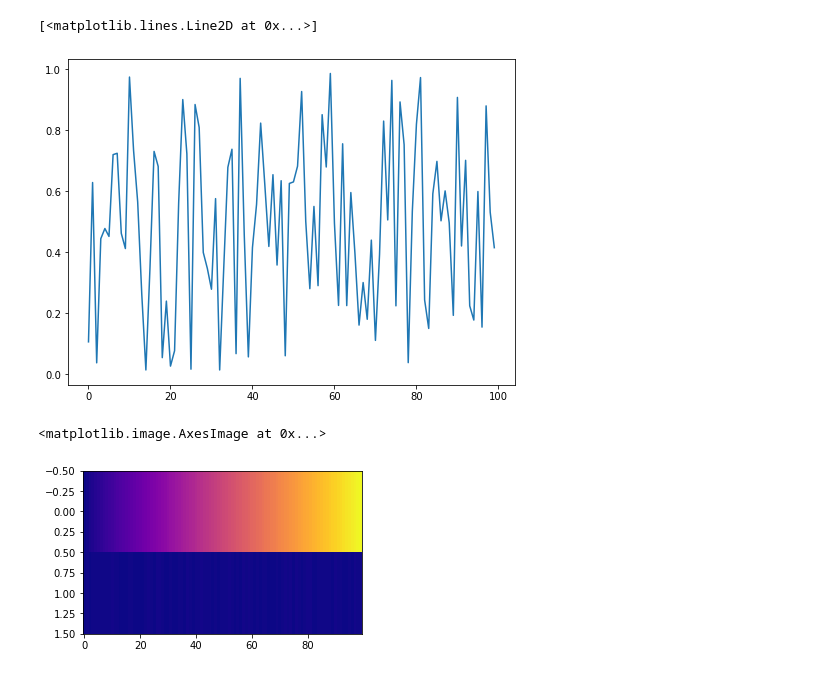
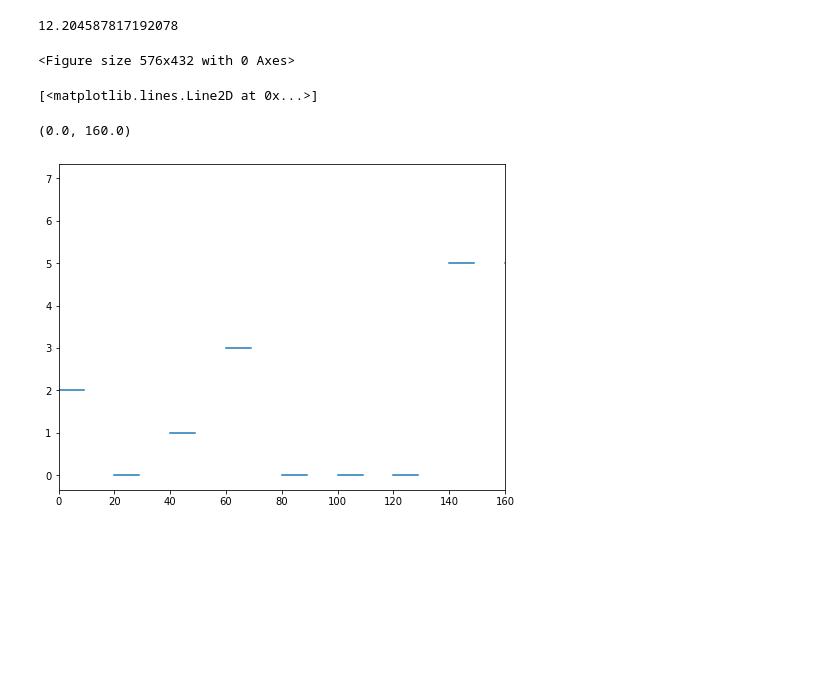
Before and after one commit to project-improv/improv, a Jupyter notebook: demos/jupyter/jupyterplot_examples.ipynb, the cells around one changed output. Cells and saved outputs as stored; diff of their text form; code cells hidden in the pictures; blank space fills up the shorter version.

Commit message:
Final changes for end of project and visual interface demo

```diff
--- a/demos/jupyter/practice_plotting.ipynb
+++ b/demos/jupyter/jupyterplot_examples.ipynb
@@ -7,6 +15,0 @@ import time
-# %%
-# sample arrays
-a = np.arange(100)
-b = np.random.random(100)
-print(a)
-print(b)
@@ -30,0 +16,6 @@ print(b)
+# %%
+#basic demo from jupyterplot
+pp1 = ProgressPlot()
+for i in range(1000):
+     pp1.update(np.sin(i / 100))
+pp1.finalize()
@@ -31,18 +65,37 @@ print(b)
+# %%
+#create matrix with frames and stim
+np.random.seed(3)
+
+#stim = np.random.randint(low=0, high=8, size=2878, dtype=int)
+#matrix1 = np.column_stack((frames, stim))
+#matrix2 = [[frames[i], stim[i]] for i in range(len(frames))]
+
+sum(rawC[1, 10:19])
+
+stims = []
+#for i in range(len(frames)):
+for i in range(144):
+    randNum = np.random.randint(low=0,high=8, dtype=int)
+    for a in range(10):
+        stims.append(randNum)
+    for b in range(10):
+        stims.append(np.nan)
+# stims = np.array(stims)
+# for values in
+#     stims = stims.astype(int)
+stims = stims[:-2]
+# print(stims[0:21])
+
+#matrix = np.column_stack((frames, stims)) #not working bc stims doesn't convert to array and keep int type
+# %% [output]
+12.204587817192078
 # %%
-# line plot
+#visualizing example
 plt.figure(figsize=(8,6))
-plt.plot(a,b)
+plt.plot(frames,stims)
+plt.xlim(0,160)
 # %% [output]
-[<matplotlib.lines.Line2D at 0x...>]
+<Figure size 576x432 with 0 Axes>
+[<matplotlib.lines.Line2D at 0x...>]
+(0.0, 160.0)
-[figure, old version]
+[figure, new version]
-# %%
-# 2d plot
-
-c = np.vstack((a,b))
-
-plt.figure(figsize=(5,3))
-
-plt.imshow(c, cmap='plasma', interpolation='nearest', aspect = 'auto')
-# %% [output]
-<matplotlib.image.AxesImage at 0x...>
-[figure, removed]
```
Also changed, not shown: parts of 24 cells of this notebook, 4 other files.
